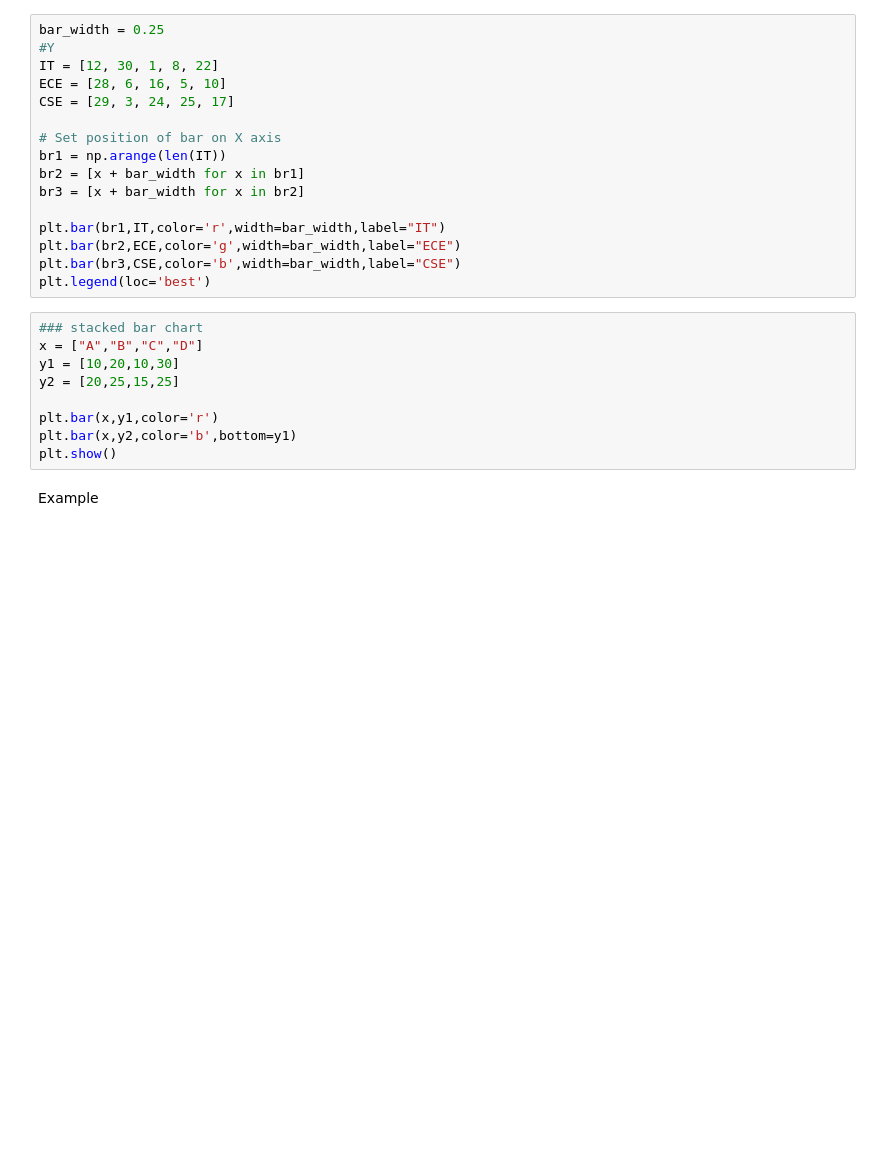
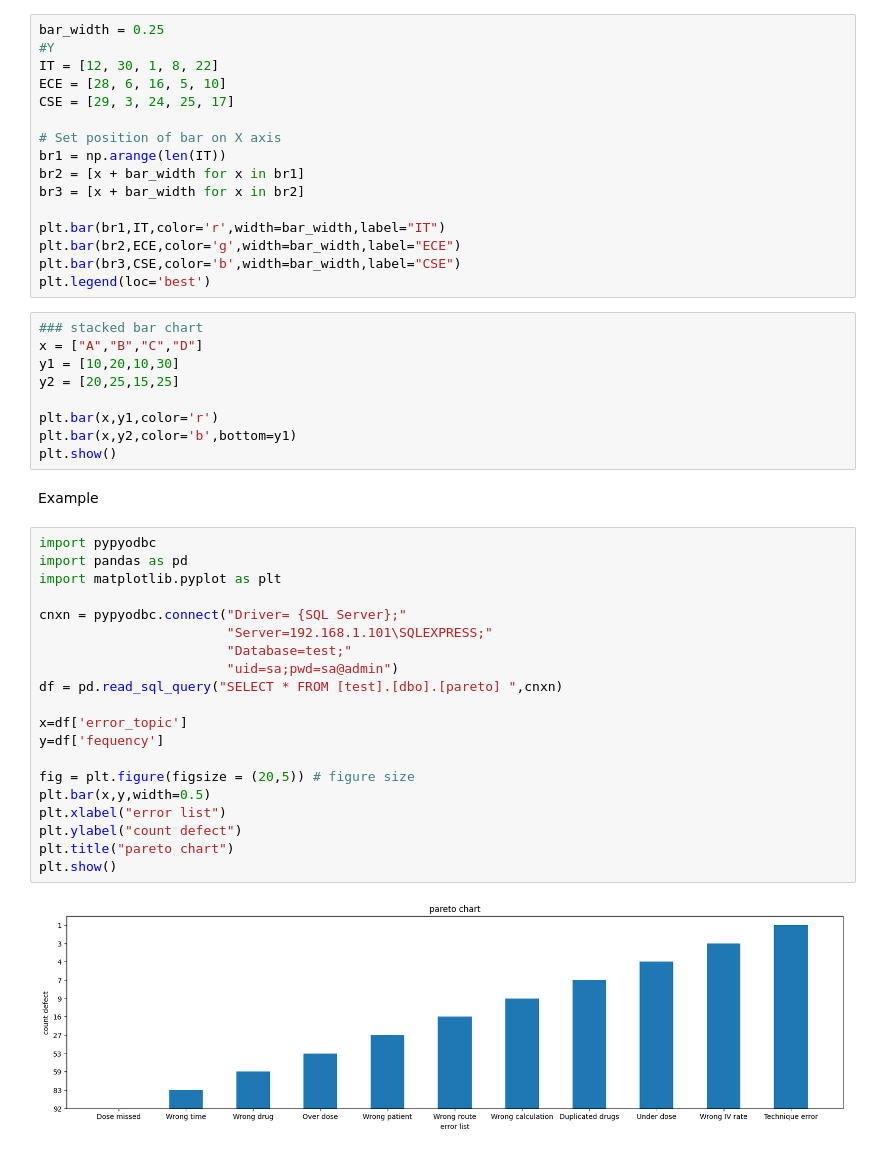
Before and after one commit to NMB-MIC/basic_python_20231216, a Jupyter notebook: 03_matplotlib.ipynb, the cells around one changed output. Saved outputs shown, nothing was run; the diff lists cells and outputs as text; blank space fills up the shorter version.

```diff
--- a/03_matplotlib.ipynb
+++ b/03_matplotlib.ipynb
@@ -269,3 +269,25 @@ plt.bar(x,y2,color='b',bottom=y1)
 plt.show()
 # %% [markdown]
 Example
+# %%
+import pypyodbc
+import pandas as pd
+import matplotlib.pyplot as plt
+
+cnxn = pypyodbc.connect("Driver= {SQL Server};"
+                        "Server=192.168.1.101\SQLEXPRESS;"
+                        "Database=test;"
+                        "uid=sa;pwd=sa@admin")
+df = pd.read_sql_query("SELECT * FROM [test].[dbo].[pareto] ",cnxn)
+
+x=df['error_topic']
+y=df['fequency']
+
+fig = plt.figure(figsize = (20,5)) # figure size
+plt.bar(x,y,width=0.5)
+plt.xlabel("error list")
+plt.ylabel("count defect")
+plt.title("pareto chart")
+plt.show()
+# %% [output]
+[figure, added]
```
Also changed, not shown: parts of 1 cell of this notebook.
